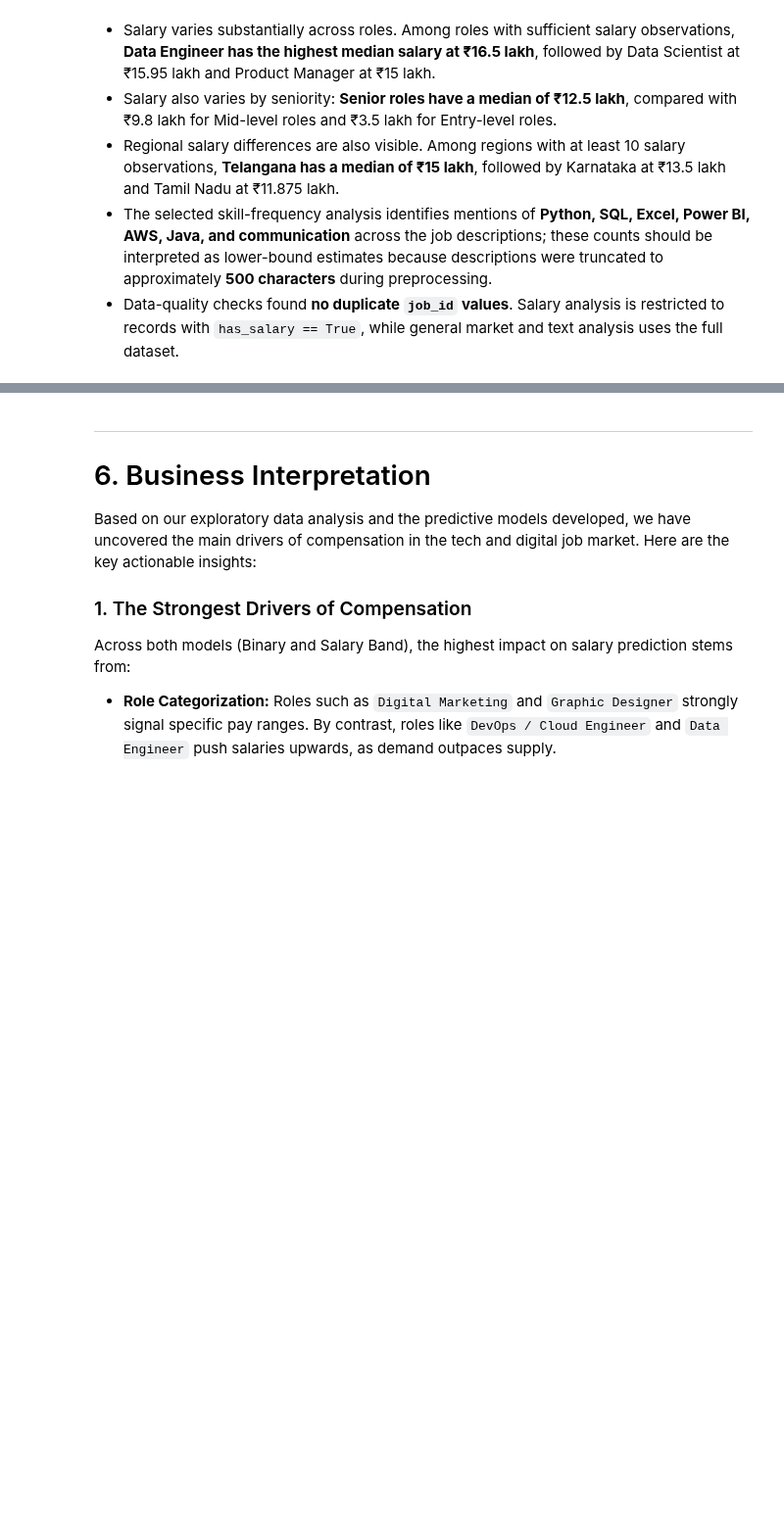
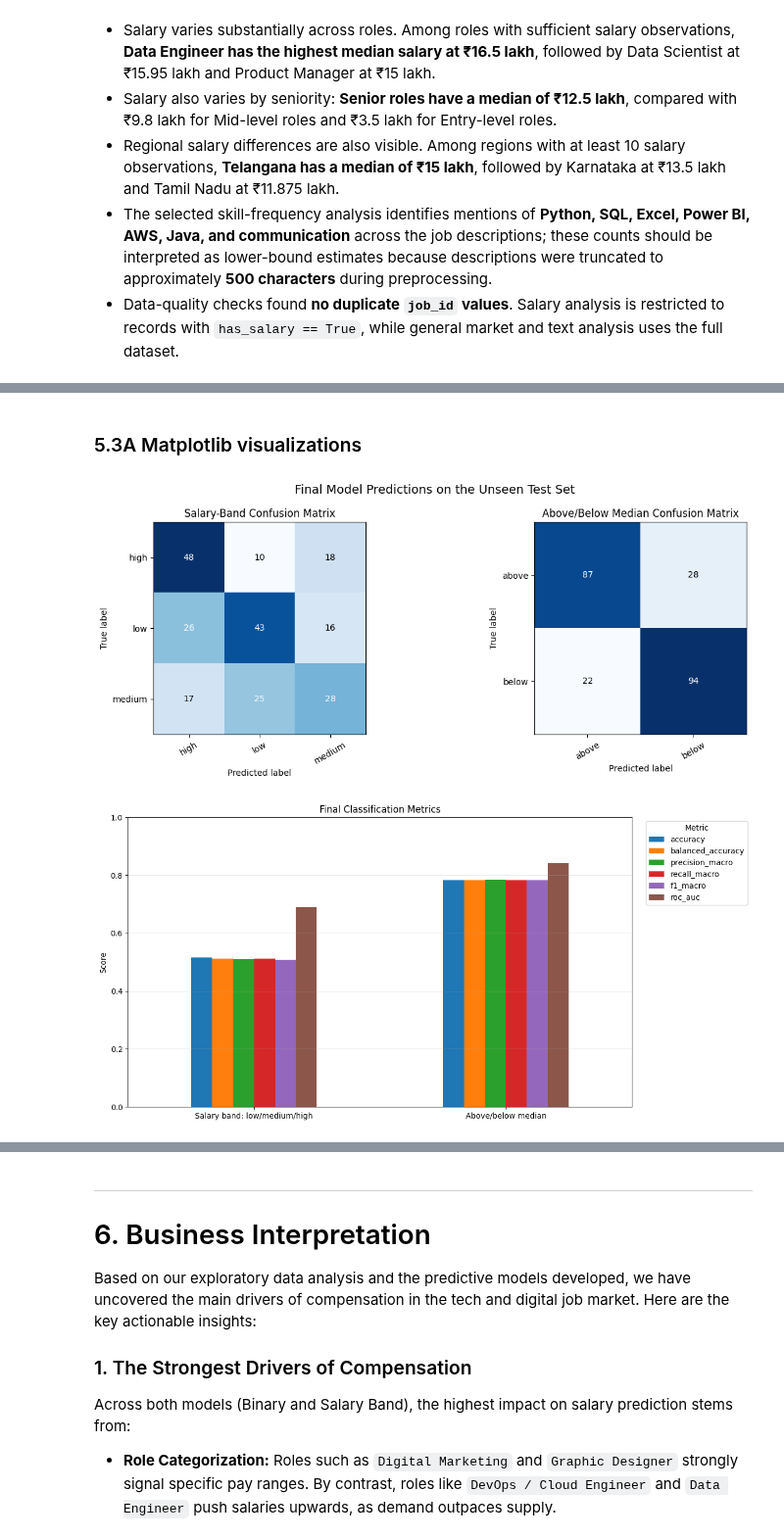
Before and after one commit to anusanth26/Career-Market-Intelligence, a Jupyter notebook: notebooks/career_market_intelligence.ipynb, the cells around one changed output, grey strips where cells are left out. Shown at 98% size. Drawn from its saved outputs; the diff is of its cells as text; code cells hidden in the pictures; blank space fills up the shorter version.

Commit message:
Finalize project changes

```diff
--- a/notebooks/career_market_intelligence.ipynb
+++ b/notebooks/career_market_intelligence.ipynb
@@ -1961,0 +1857,10 @@ Top text terms associated with medium: service, database, sql, project, infrastr
+# %%
+band_predictions = final_model.predict(X_test)
+band_probabilities = final_model.predict_proba(X_test)
+
+binary_predictions = binary_model.predict(Xb_test)
+binary_probabilities = binary_model.predict_proba(Xb_test)
+
+print("Final test predictions generated.")
+print(f"Three-class test predictions: {len(band_predictions):,}")
+print(f"Binary test predictions: {len(binary_predictions):,}")
@@ -1961,0 +1964,64 @@ Top text terms associated with medium: service, database, sql, project, infrastr
+# %% [markdown]
+### 5.3A Matplotlib visualizations
+# %%
+import os
+import matplotlib.pyplot as plt
+
+EVALUATION_DIR = "../reports/model_evaluation"
+os.makedirs(EVALUATION_DIR, exist_ok=True)
+
+def plot_confusion_matrix(ax, matrix, labels, title):
+    image = ax.imshow(matrix, cmap="Blues")
+    ax.set_title(title)
+    ax.set_xlabel("Predicted label")
+    ax.set_ylabel("True label")
+    ax.set_xticks(range(len(labels)), labels=labels, rotation=30)
+    ax.set_yticks(range(len(labels)), labels=labels)
+    threshold = matrix.max() / 2
+    for row in range(matrix.shape[0]):
+        for col in range(matrix.shape[1]):
+            ax.text(
+                col, row, matrix[row, col],
+                ha="center", va="center",
+                color="white" if matrix[row, col] > threshold else "black"
+            )
+    return image
+
+
+band_matrix = confusion_matrix(y_test, band_predictions, labels=final_model.classes_)
+binary_matrix = confusion_matrix(yb_test, binary_predictions, labels=binary_model.classes_)
+
+fig, axes = plt.subplots(1, 2, figsize=(13, 5))
+plot_confusion_matrix(
+    axes[0], band_matrix, final_model.classes_,
+    "Salary-Band Confusion Matrix"
+)
+plot_confusion_matrix(
+    axes[1], binary_matrix, binary_model.classes_,
+    "Above/Below Median Confusion Matrix"
+)
+fig.suptitle("Final Model Predictions on the Unseen Test Set", fontsize=14)
+fig.tight_layout()
+fig.savefig(
+    f"{EVALUATION_DIR}/confusion_matrices.png",
+    dpi=300, bbox_inches="tight"
+)
+plt.show()
+
+metric_columns = ["accuracy", "balanced_accuracy", "precision_macro", "recall_macro", "f1_macro", "roc_auc"]
+metric_plot = metrics_table.set_index("task")[metric_columns]
+ax = metric_plot.plot(kind="bar", figsize=(12, 6), ylim=(0, 1), rot=0)
+ax.set_title("Final Classification Metrics")
+ax.set_ylabel("Score")
+ax.set_xlabel("")
+ax.legend(title="Metric", bbox_to_anchor=(1.02, 1), loc="upper left")
+ax.grid(axis="y", alpha=0.3)
+plt.tight_layout()
+plt.savefig(
+    f"{EVALUATION_DIR}/final_model_metrics.png",
+    dpi=300, bbox_inches="tight"
+)
+plt.show()
+# %% [output]
+[figure, added]
+[figure, added]
```
Also changed, not shown: parts of 87 cells of this notebook, 11 other files.
